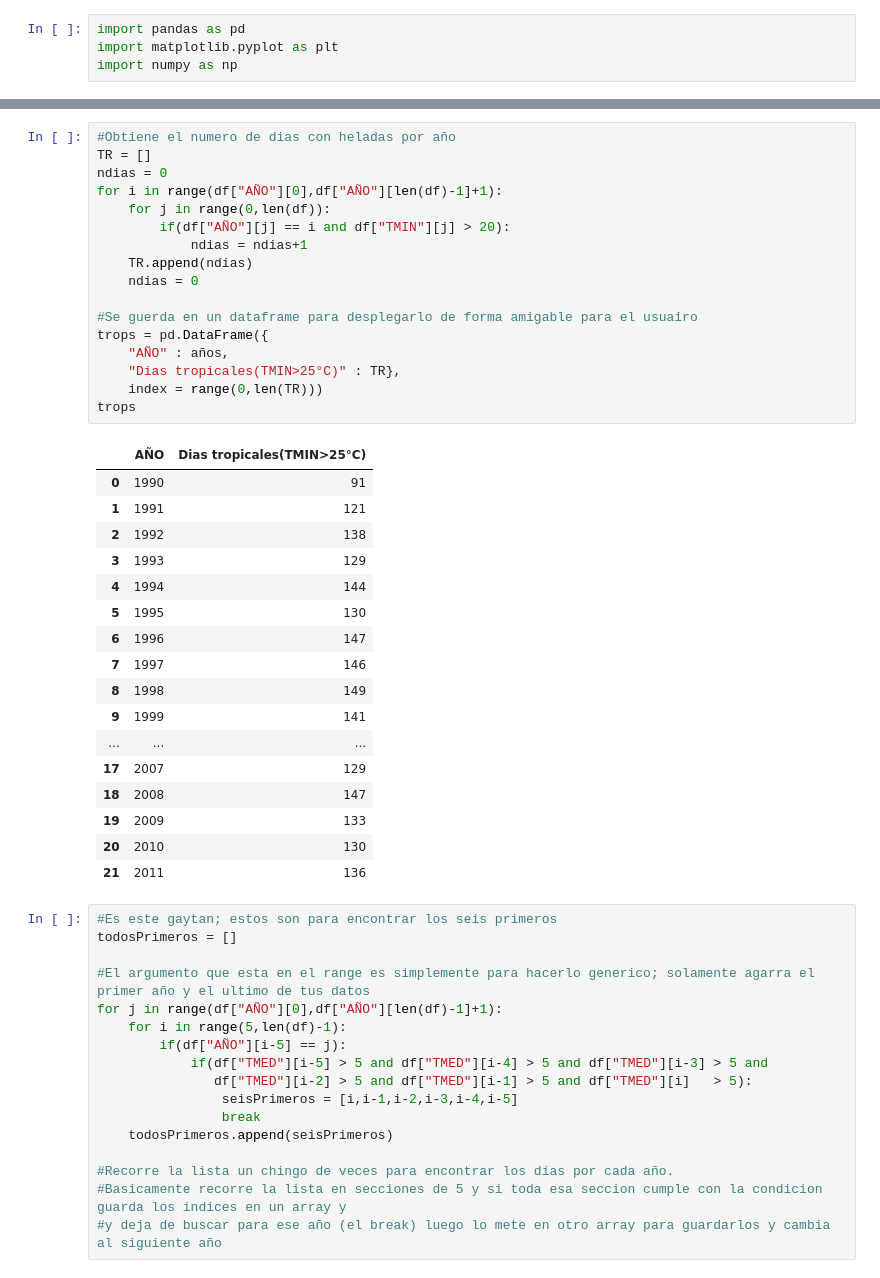
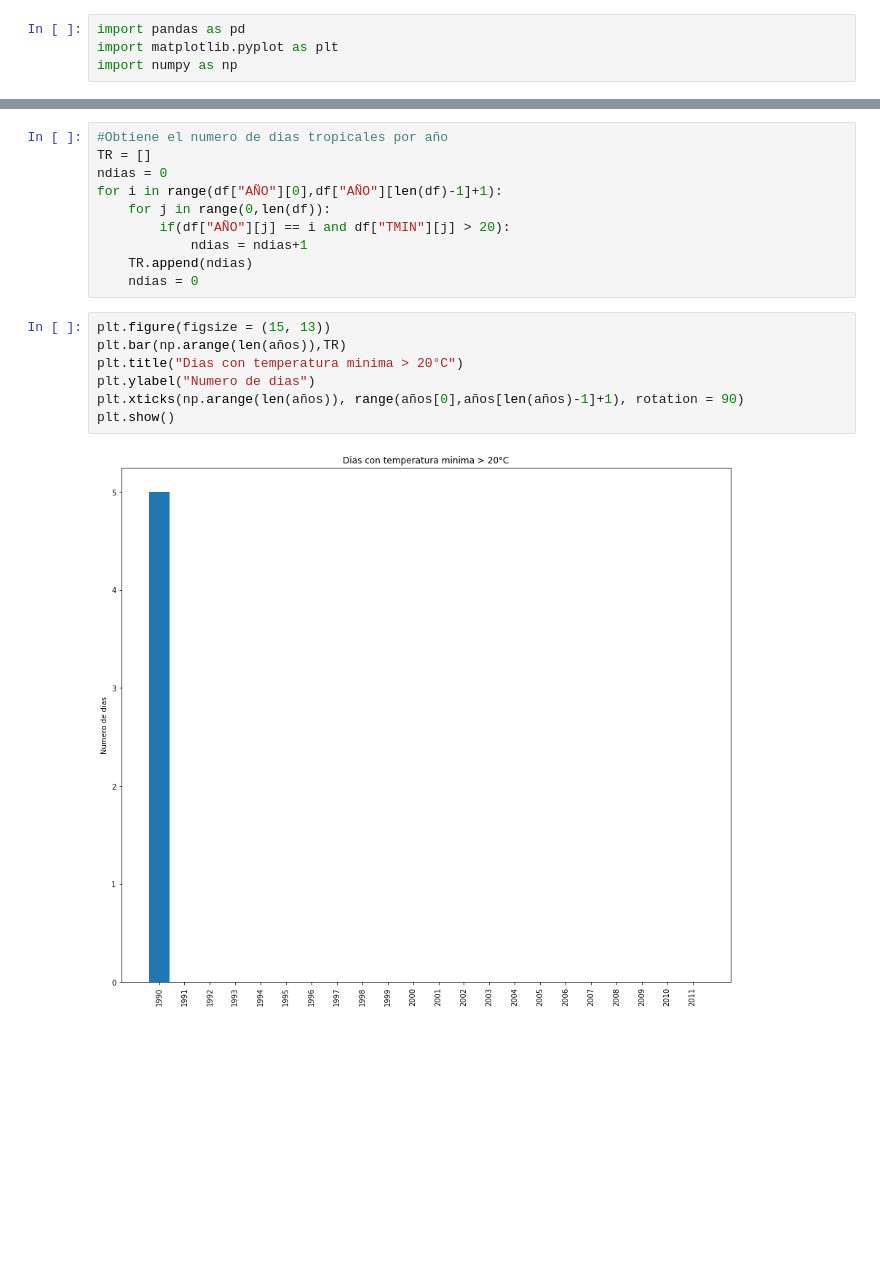
Before and after one commit to Askleth/Archivero, a Jupyter notebook: Actividad_5/Actividad5.ipynb, the cells around one changed output, grey strips where cells are left out. Saved outputs shown, nothing was run; the diff lists cells and outputs as text; blank space fills up the shorter version.

```diff
--- a/Actividad_5/Actividad5.ipynb
+++ b/Actividad_5/Actividad5.ipynb
@@ -100,5 +69,5 @@ veras
 # %%
-#Obtiene el numero de dias con heladas por año
+#Obtiene el numero de dias tropicales por año
 TR = []
 ndias = 0
 for i in range(df["AÑO"][0],df["AÑO"][len(df)-1]+1):
@@ -107,45 +76,12 @@ for i in range(df["AÑO"][0],df["AÑO"][len(df)-1]+1):
             ndias = ndias+1
     TR.append(ndias)
     ndias = 0
-
-#Se guerda en un dataframe para desplegarlo de forma amigable para el usuairo
-trops = pd.DataFrame({
-    "AÑO" : años,
-    "Dias tropicales(TMIN>25°C)" : TR},
-    index = range(0,len(TR)))
-trops
-# %% [output]
-|  | AÑO | Dias tropicales(TMIN>25°C) |
-| 0 | 1990 | 91 |
-| 1 | 1991 | 121 |
-| 2 | 1992 | 138 |
-| 3 | 1993 | 129 |
-| 4 | 1994 | 144 |
-| 5 | 1995 | 130 |
-| 6 | 1996 | 147 |
-| 7 | 1997 | 146 |
-| 8 | 1998 | 149 |
-| 9 | 1999 | 141 |
-| ... | ... | ... |
-| 17 | 2007 | 129 |
-| 18 | 2008 | 147 |
-| 19 | 2009 | 133 |
-| 20 | 2010 | 130 |
-| 21 | 2011 | 136 |
-# %%
-#Es este gaytan; estos son para encontrar los seis primeros
-todosPrimeros = []
-
-#El argumento que esta en el range es simplemente para hacerlo generico; solamente agarra el primer año y el ultimo de tus datos
-for j in range(df["AÑO"][0],df["AÑO"][len(df)-1]+1):
-    for i in range(5,len(df)-1):
-        if(df["AÑO"][i-5] == j):
-            if(df["TMED"][i-5] > 5 and df["TMED"][i-4] > 5 and df["TMED"][i-3] > 5 and
-               df["TMED"][i-2] > 5 and df["TMED"][i-1] > 5 and df["TMED"][i]   > 5):
-                seisPrimeros = [i,i-1,i-2,i-3,i-4,i-5]
-                break
-    todosPrimeros.append(seisPrimeros)
-
-#Recorre la lista un chingo de veces para encontrar los días por cada año.
-#Basicamente recorre la lista en secciones de 5 y si toda esa seccion cumple con la condicion guarda los indices en un array y
-#y deja de buscar para ese año (el break) luego lo mete en otro array para guardarlos y cambia al siguiente año
+# %%
+plt.figure(figsize = (15, 13))
+plt.bar(np.arange(len(años)),TR)
+plt.title("Dias con temperatura minima > 20°C")
+plt.ylabel("Numero de dias")
+plt.xticks(np.arange(len(años)), range(años[0],años[len(años)-1]+1), rotation = 90)
+plt.show()
+# %% [output]
+[figure, added]
```
Also changed, not shown: parts of 31 cells of this notebook, 10 other files.
